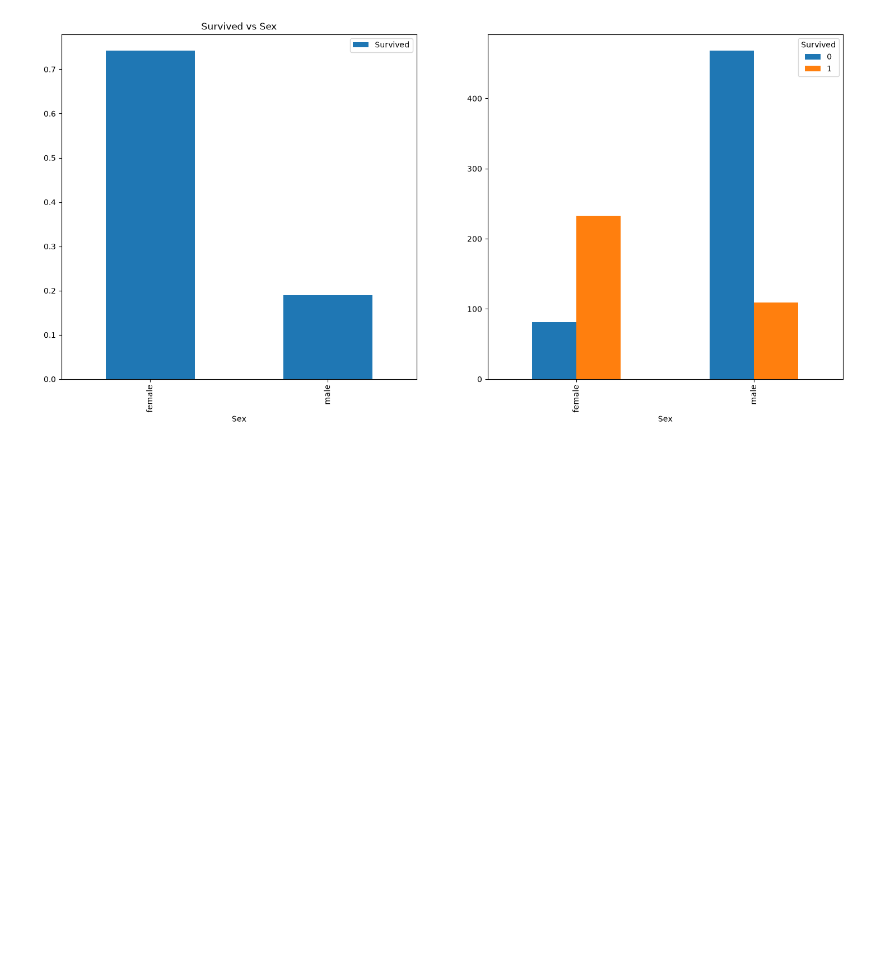
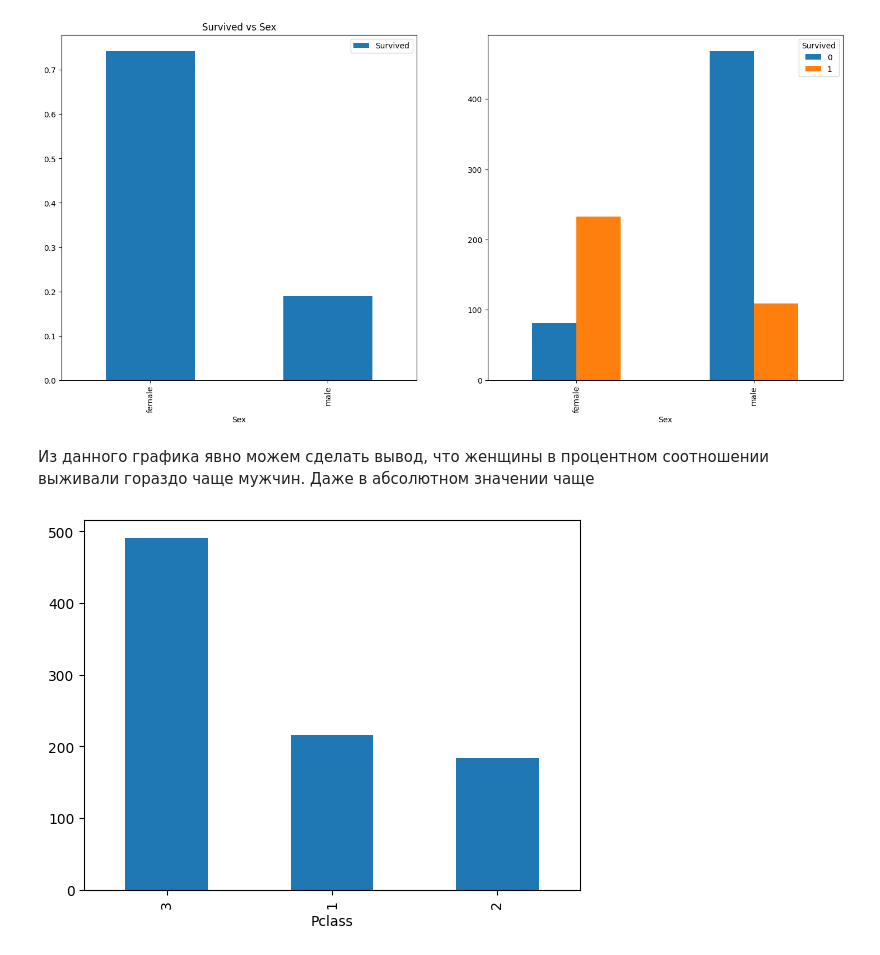
Before and after one commit to Ggh13/titanic, a Jupyter notebook: draw.ipynb, the cells around one changed output. Cells and saved outputs as stored; diff of their text form; code cells hidden in the pictures; blank space fills up the shorter version.

```diff
--- a/draw.ipynb
+++ b/draw.ipynb
@@ -35,3 +36,10 @@ pd.crosstab(df['Sex'], df['Survived']).plot.bar(ax=ax[1])
 plt.show()
 # %% [output]
 [figure]
+# %% [markdown]
+Из данного графика явно можем сделать вывод, что женщины в процентном соотношении выживали гораздо чаще мужчин. Даже в абсолютном значении чаще
+# %%
+df["Pclass"].value_counts().plot(x='Class', kind='bar')
+plt.show()
+# %% [output]
+[figure, added]
```
Also changed, not shown: parts of 21 cells of this notebook.
